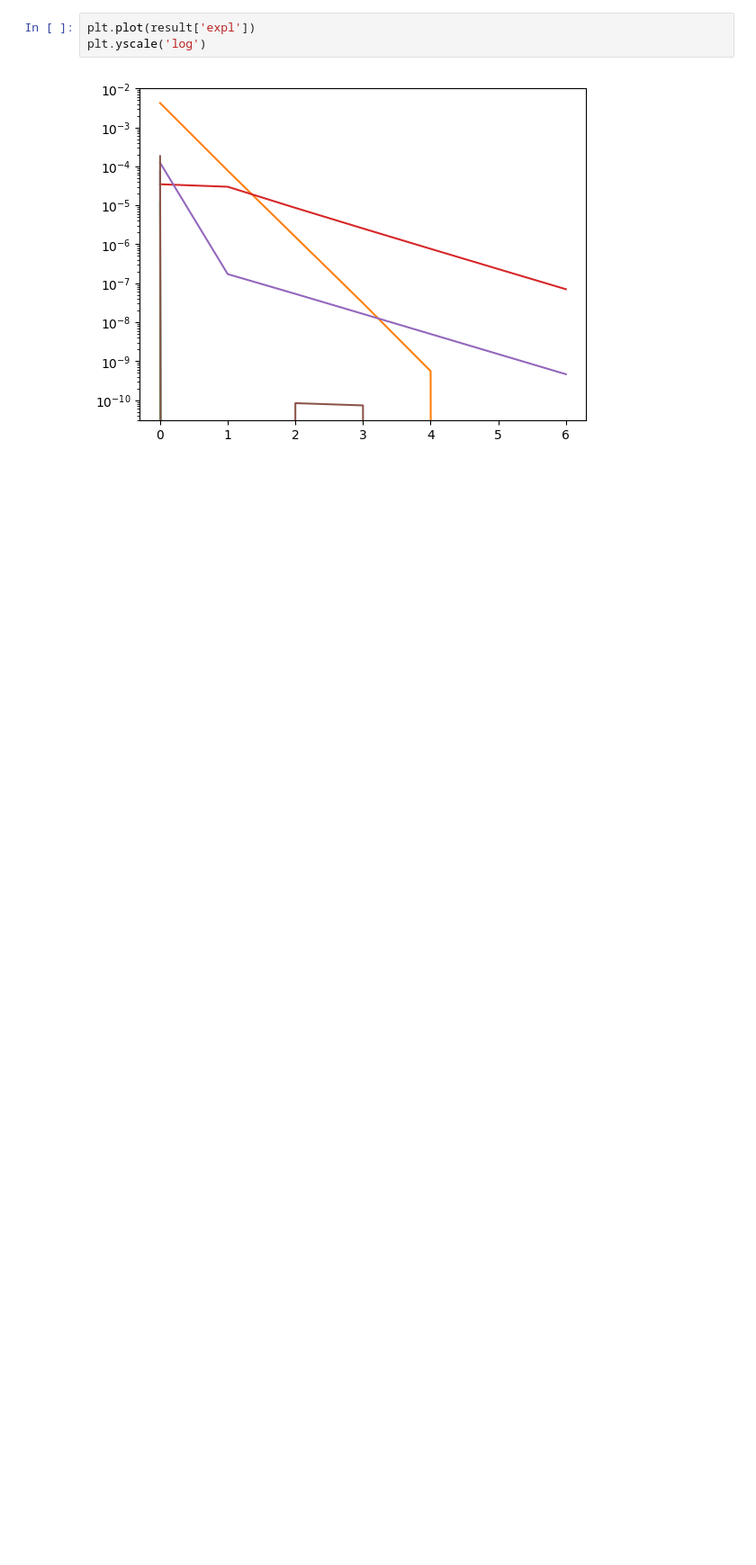
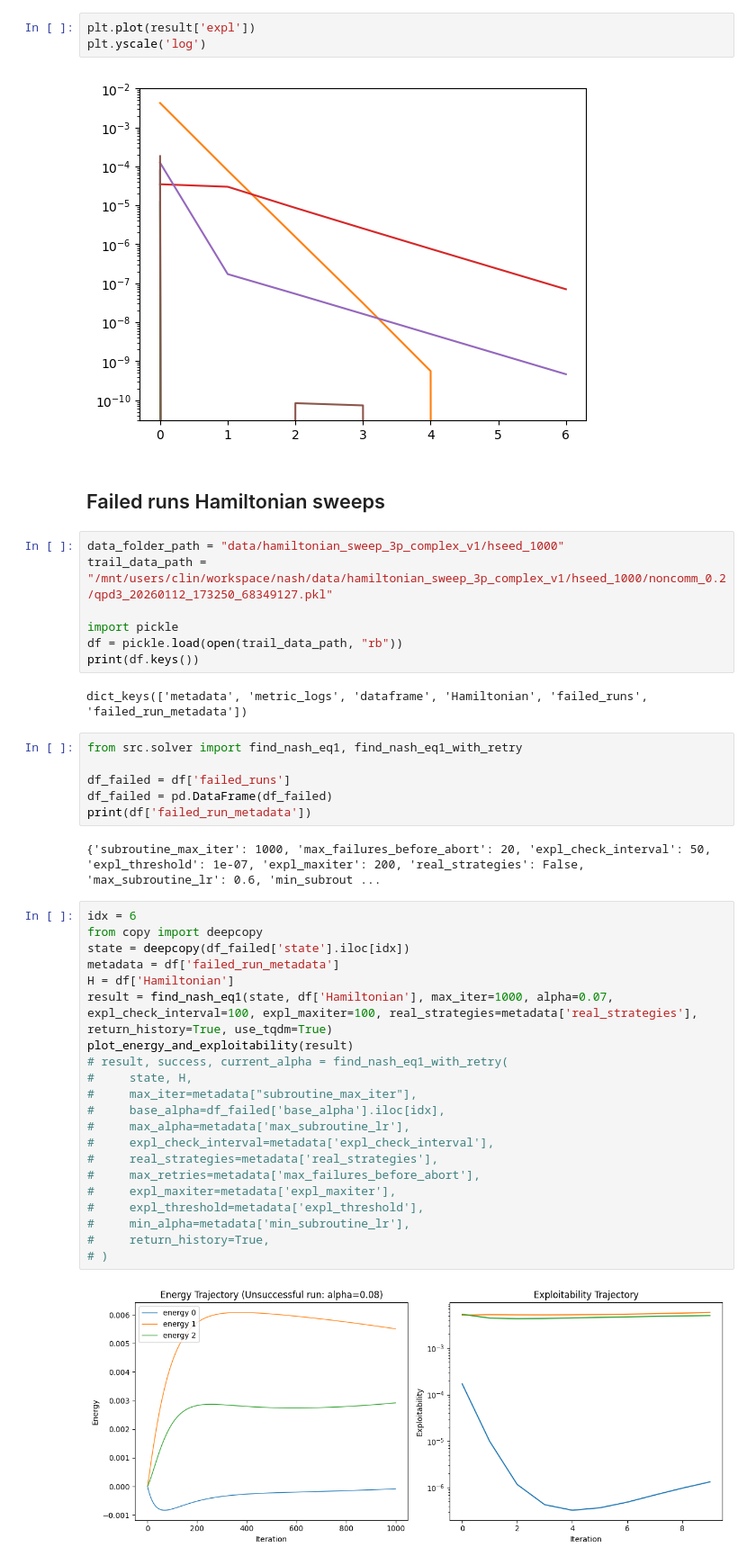
Before and after one commit to lccqqqqq/nash, a Jupyter notebook: failed_run_analysis.ipynb, the cells around one changed output. Shown at 90% size. Drawn from its saved outputs; the diff is of its cells as text; blank space fills up the shorter version.

Commit message:
Updated code for non-commutative Hamiltonian diagnostics

```diff
--- a/failed_run_analysis.ipynb
+++ b/failed_run_analysis.ipynb
@@ -122,3 +111,45 @@ plt.plot(result['expl'])
 plt.yscale('log')
 # %% [output]
 [figure]
+# %% [markdown]
+## Failed runs Hamiltonian sweeps
+# %%
+data_folder_path = "data/hamiltonian_sweep_3p_complex_v1/hseed_1000"
+trail_data_path = "/mnt/users/clin/workspace/nash/data/hamiltonian_sweep_3p_complex_v1/hseed_1000/noncomm_0.2/qpd3_20260112_173250_68349127.pkl"
+
+import pickle
+df = pickle.load(open(trail_data_path, "rb"))
+print(df.keys())
+# %% [output]
+dict_keys(['metadata', 'metric_logs', 'dataframe', 'Hamiltonian', 'failed_runs', 'failed_run_metadata'])
+# %%
+from src.solver import find_nash_eq1, find_nash_eq1_with_retry
+
+df_failed = df['failed_runs']
+df_failed = pd.DataFrame(df_failed)
+print(df['failed_run_metadata'])
+# %% [output]
+{'subroutine_max_iter': 1000, 'max_failures_before_abort': 20, 'expl_check_interval': 50, 'expl_threshold': 1e-07, 'expl_maxiter': 200, 'real_strategies': False, 'max_subroutine_lr': 0.6, 'min_subrout ...
+# %%
+idx = 6
+from copy import deepcopy
+state = deepcopy(df_failed['state'].iloc[idx])
+metadata = df['failed_run_metadata']
+H = df['Hamiltonian']
+result = find_nash_eq1(state, df['Hamiltonian'], max_iter=1000, alpha=0.07, expl_check_interval=100, expl_maxiter=100, real_strategies=metadata['real_strategies'], return_history=True, use_tqdm=True)
+plot_energy_and_exploitability(result)
+# result, success, current_alpha = find_nash_eq1_with_retry(
+#     state, H,
+#     max_iter=metadata["subroutine_max_iter"],
+#     base_alpha=df_failed['base_alpha'].iloc[idx],
+#     max_alpha=metadata['max_subroutine_lr'],
+#     expl_check_interval=metadata['expl_check_interval'],
+#     real_strategies=metadata['real_strategies'],
+#     max_retries=metadata['max_failures_before_abort'],
+#     expl_maxiter=metadata['expl_maxiter'],
+#     expl_threshold=metadata['expl_threshold'],
+#     min_alpha=metadata['min_subroutine_lr'],
+#     return_history=True,
+# )
+# %% [output]
+[figure, added]
```
Also changed, not shown: parts of 17 cells of this notebook, 14 other files.
